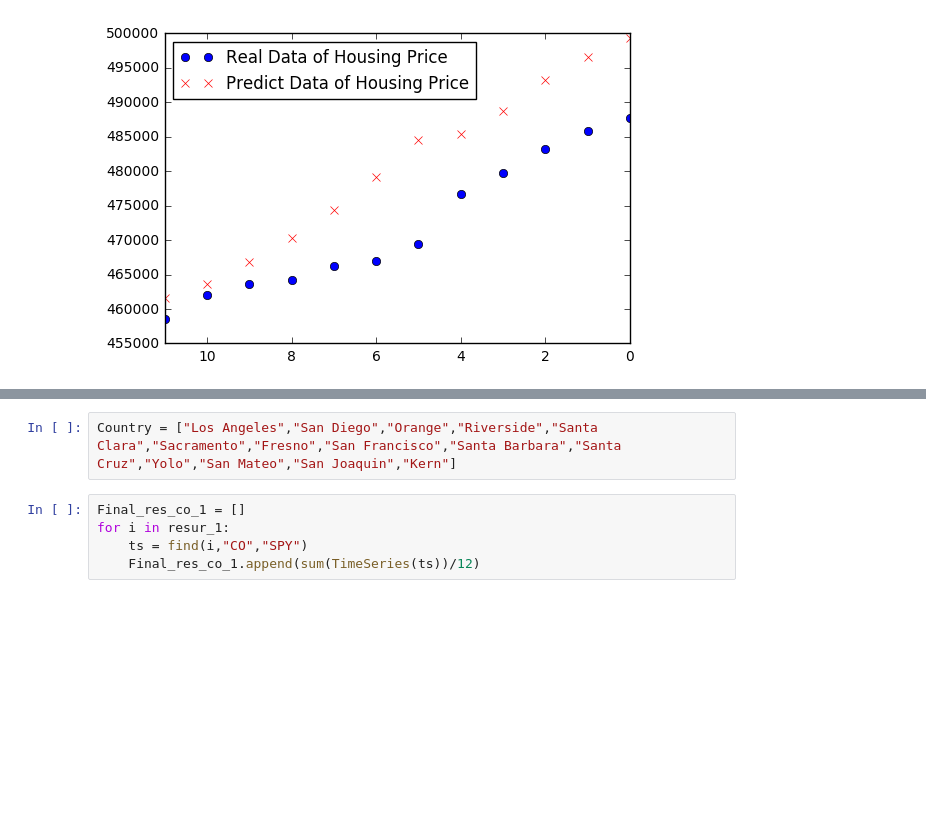
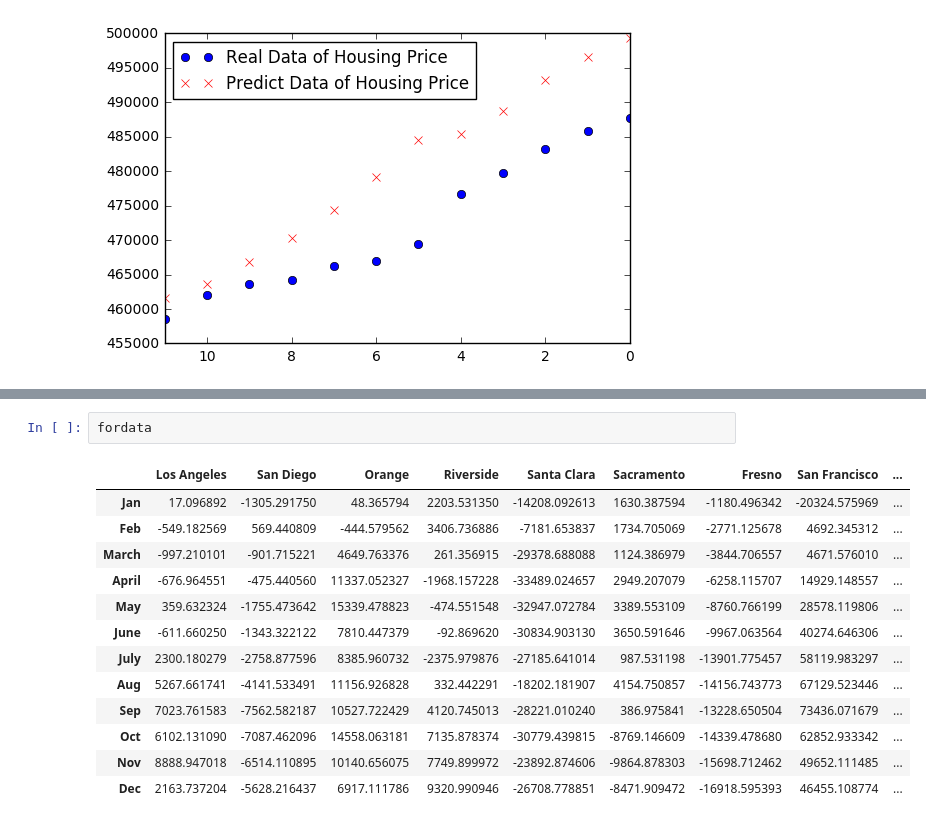
Before and after one commit to lizhihao1212/Final-Project, a Jupyter notebook: project.ipynb, the cells around one changed output, grey strips where cells are left out. Saved outputs shown, nothing was run; the diff lists cells and outputs as text; blank space fills up the shorter version.

```diff
--- a/project.ipynb
+++ b/project.ipynb
@@ -123,7 +162,16 @@ for i in resur_1:
-# %%
-Country = ["Los Angeles","San Diego","Orange","Riverside","Santa Clara","Sacramento","Fresno","San Francisco","Santa Barbara","Santa Cruz","Yolo","San Mateo","San Joaquin","Kern"]
-# %%
-Final_res_co_1 = []
-for i in resur_1:
-    ts = find(i,"CO","SPY")
-    Final_res_co_1.append(sum(TimeSeries(ts))/12)
+# %%
+fordata
+# %% [output]
+|  | Los Angeles | San Diego | Orange | Riverside | Santa Clara | Sacramento | Fresno | San Francisco | ... |
+| Jan | 17.096892 | -1305.291750 | 48.365794 | 2203.531350 | -14208.092613 | 1630.387594 | -1180.496342 | -20324.575969 | ... |
+| Feb | -549.182569 | 569.440809 | -444.579562 | 3406.736886 | -7181.653837 | 1734.705069 | -2771.125678 | 4692.345312 | ... |
+| March | -997.210101 | -901.715221 | 4649.763376 | 261.356915 | -29378.688088 | 1124.386979 | -3844.706557 | 4671.576010 | ... |
+| April | -676.964551 | -475.440560 | 11337.052327 | -1968.157228 | -33489.024657 | 2949.207079 | -6258.115707 | 14929.148557 | ... |
+| May | 359.632324 | -1755.473642 | 15339.478823 | -474.551548 | -32947.072784 | 3389.553109 | -8760.766199 | 28578.119806 | ... |
+| June | -611.660250 | -1343.322122 | 7810.447379 | -92.869620 | -30834.903130 | 3650.591646 | -9967.063564 | 40274.646306 | ... |
+| July | 2300.180279 | -2758.877596 | 8385.960732 | -2375.979876 | -27185.641014 | 987.531198 | -13901.775457 | 58119.983297 | ... |
+| Aug | 5267.661741 | -4141.533491 | 11156.926828 | 332.442291 | -18202.181907 | 4154.750857 | -14156.743773 | 67129.523446 | ... |
+| Sep | 7023.761583 | -7562.582187 | 10527.722429 | 4120.745013 | -28221.010240 | 386.975841 | -13228.650504 | 73436.071679 | ... |
+| Oct | 6102.131090 | -7087.462096 | 14558.063181 | 7135.878374 | -30779.439815 | -8769.146609 | -14339.478680 | 62852.933342 | ... |
+| Nov | 8888.947018 | -6514.110895 | 10140.656075 | 7749.899972 | -23892.874606 | -9864.878303 | -15698.712462 | 49652.111485 | ... |
+| Dec | 2163.737204 | -5628.216437 | 6917.111786 | 9320.990946 | -26708.778851 | -8471.909472 | -16918.595393 | 46455.108774 | ... |
```
Also changed, not shown: parts of 12 cells of this notebook.
